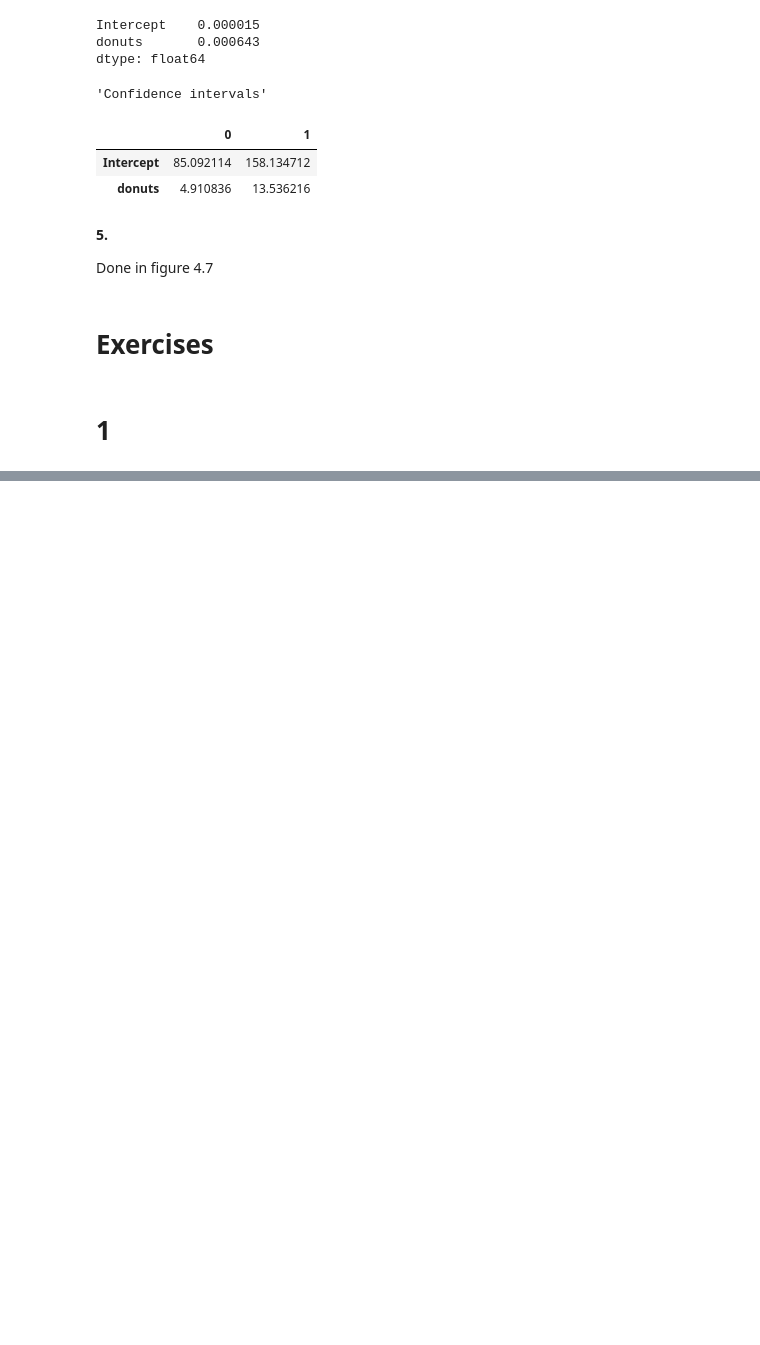
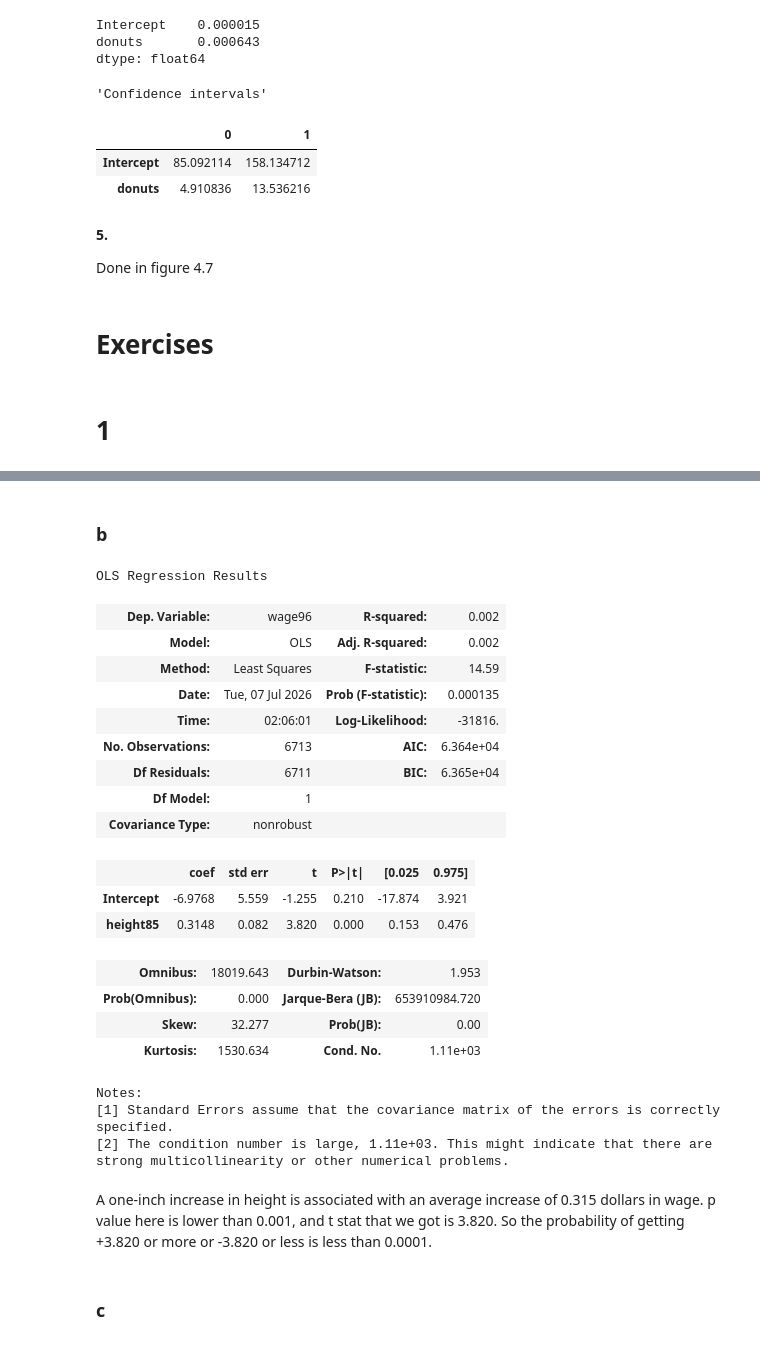
Before and after one commit to ani-research/Python-Companion-For-Real-Econometrics-by-M.Bailey, a Jupyter notebook: chapters/chapter04.ipynb, the cells around one changed output, grey strips where cells are left out. Cells and saved outputs as stored; diff of their text form; code cells hidden in the pictures; blank space fills up the shorter version.

```diff
--- a/chapters/chapter04.ipynb
+++ b/chapters/chapter04.ipynb
@@ -260,0 +305,35 @@ Done in figure 4.7
+# %% [markdown]
+### b
+# %%
+HiWeOLS= smf.ols(
+    formula="wage96 ~ height85",
+    data= HiWeDF
+).fit()
+
+HiWeOLS.summary()
+# %% [output]
+OLS Regression Results
+| Dep. Variable: | wage96 | R-squared: | 0.002 |
+| Model: | OLS | Adj. R-squared: | 0.002 |
+| Method: | Least Squares | F-statistic: | 14.59 |
+| Date: | Tue, 07 Jul 2026 | Prob (F-statistic): | 0.000135 |
+| Time: | 02:06:01 | Log-Likelihood: | -31816. |
+| No. Observations: | 6713 | AIC: | 6.364e+04 |
+| Df Residuals: | 6711 | BIC: | 6.365e+04 |
+| Df Model: | 1 |  |  |
+| Covariance Type: | nonrobust |  |  |
+|  | coef | std err | t | P>|t| | [0.025 | 0.975] |
+| Intercept | -6.9768 | 5.559 | -1.255 | 0.210 | -17.874 | 3.921 |
+| height85 | 0.3148 | 0.082 | 3.820 | 0.000 | 0.153 | 0.476 |
+| Omnibus: | 18019.643 | Durbin-Watson: | 1.953 |
+| Prob(Omnibus): | 0.000 | Jarque-Bera (JB): | 653910984.720 |
+| Skew: | 32.277 | Prob(JB): | 0.00 |
+| Kurtosis: | 1530.634 | Cond. No. | 1.11e+03 |
+Notes:
+[1] Standard Errors assume that the covariance matrix of the errors is correctly specified.
+[2] The condition number is large, 1.11e+03. This might indicate that there are
+strong multicollinearity or other numerical problems.
+# %% [markdown]
+A one-inch increase in height is associated with an average increase of 0.315 dollars in wage. p value here is lower than 0.001, and t stat that we got is 3.820. So the probability of getting +3.820 or more or -3.820 or less is less than 0.0001.
+# %% [markdown]
+### c
```
Also changed, not shown: parts of 6 cells of this notebook.
